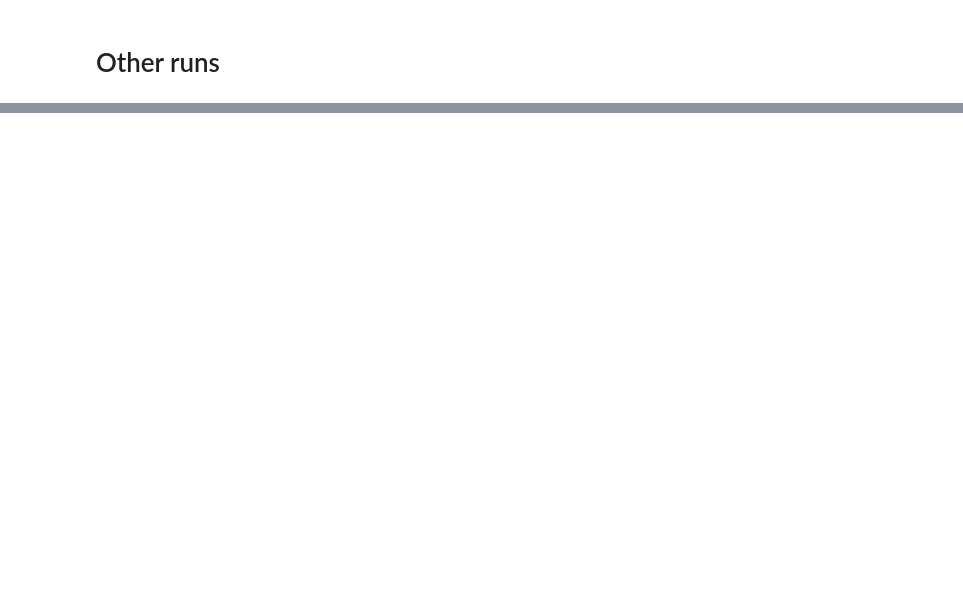
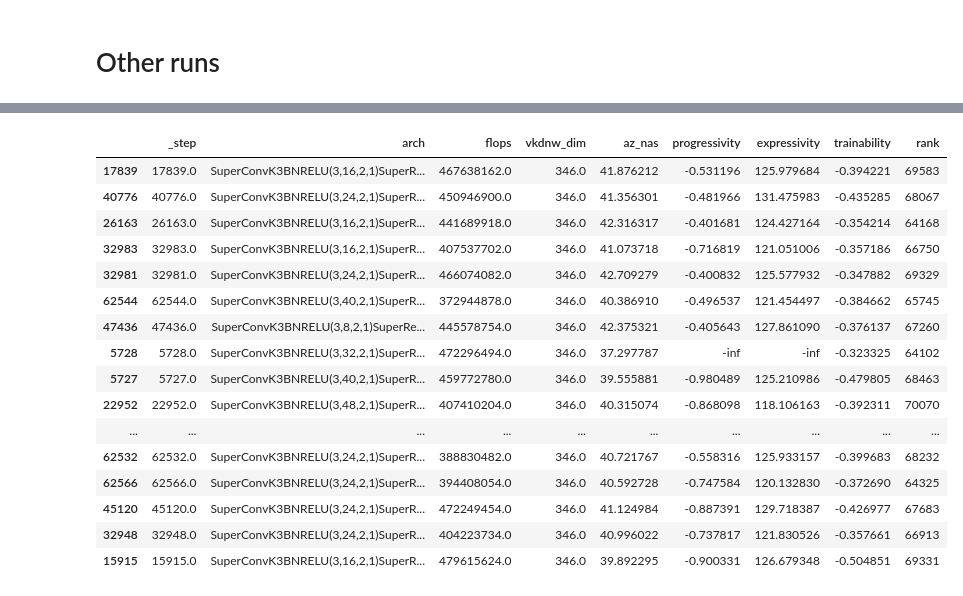
Before and after one commit to ondratybl/VKDNW, a Jupyter notebook: NB201/tss_choose_best.ipynb, the cells around one changed output, grey strips where cells are left out. Cells and saved outputs as stored; diff of their text form; code cells hidden in the pictures; blank space fills up the shorter version.

```diff
--- a/NB201/tss_choose_best.ipynb
+++ b/NB201/tss_choose_best.ipynb
@@ -109,0 +150,22 @@ run[['_step', 'arch', 'flops', 'vkdnw_dim', 'num_layers', 'model_size', 'az_nas'
+# %%
+# TOP_vkdnw_entropy_flops480M_layers14_3
+run[['_step', 'arch', 'flops', 'vkdnw_dim', 'az_nas', 'progressivity', 'expressivity', 'trainability', 'rank']].sort_values('vkdnw_dim', ascending=False).head(20)
+'SuperConvK3BNRELU(3,16,2,1)SuperResIDWE1K3(16,40,2,24,1)SuperResIDWE1K3(40,96,2,40,1)SuperResIDWE2K5(96,120,2,192,3)SuperResIDWE2K5(120,120,1,192,3)SuperResIDWE4K5(120,88,2,168,5)SuperConvK1BNRELU(88,2048,1,1)'
+# %% [output]
+|  | _step | arch | flops | vkdnw_dim | az_nas | progressivity | expressivity | trainability | rank |
+| 17839 | 17839.0 | SuperConvK3BNRELU(3,16,2,1)SuperR... | 467638162.0 | 346.0 | 41.876212 | -0.531196 | 125.979684 | -0.394221 | 69583 |
+| 40776 | 40776.0 | SuperConvK3BNRELU(3,24,2,1)SuperR... | 450946900.0 | 346.0 | 41.356301 | -0.481966 | 131.475983 | -0.435285 | 68067 |
+| 26163 | 26163.0 | SuperConvK3BNRELU(3,16,2,1)SuperR... | 441689918.0 | 346.0 | 42.316317 | -0.401681 | 124.427164 | -0.354214 | 64168 |
+| 32983 | 32983.0 | SuperConvK3BNRELU(3,16,2,1)SuperR... | 407537702.0 | 346.0 | 41.073718 | -0.716819 | 121.051006 | -0.357186 | 66750 |
+| 32981 | 32981.0 | SuperConvK3BNRELU(3,24,2,1)SuperR... | 466074082.0 | 346.0 | 42.709279 | -0.400832 | 125.577932 | -0.347882 | 69329 |
+| 62544 | 62544.0 | SuperConvK3BNRELU(3,40,2,1)SuperR... | 372944878.0 | 346.0 | 40.386910 | -0.496537 | 121.454497 | -0.384662 | 65745 |
+| 47436 | 47436.0 | SuperConvK3BNRELU(3,8,2,1)SuperRe... | 445578754.0 | 346.0 | 42.375321 | -0.405643 | 127.861090 | -0.376137 | 67260 |
+| 5728 | 5728.0 | SuperConvK3BNRELU(3,32,2,1)SuperR... | 472296494.0 | 346.0 | 37.297787 | -inf | -inf | -0.323325 | 64102 |
+| 5727 | 5727.0 | SuperConvK3BNRELU(3,40,2,1)SuperR... | 459772780.0 | 346.0 | 39.555881 | -0.980489 | 125.210986 | -0.479805 | 68463 |
+| 22952 | 22952.0 | SuperConvK3BNRELU(3,48,2,1)SuperR... | 407410204.0 | 346.0 | 40.315074 | -0.868098 | 118.106163 | -0.392311 | 70070 |
+| ... | ... | ... | ... | ... | ... | ... | ... | ... | ... |
+| 62532 | 62532.0 | SuperConvK3BNRELU(3,24,2,1)SuperR... | 388830482.0 | 346.0 | 40.721767 | -0.558316 | 125.933157 | -0.399683 | 68232 |
+| 62566 | 62566.0 | SuperConvK3BNRELU(3,24,2,1)SuperR... | 394408054.0 | 346.0 | 40.592728 | -0.747584 | 120.132830 | -0.372690 | 64325 |
+| 45120 | 45120.0 | SuperConvK3BNRELU(3,24,2,1)SuperR... | 472249454.0 | 346.0 | 41.124984 | -0.887391 | 129.718387 | -0.426977 | 67683 |
+| 32948 | 32948.0 | SuperConvK3BNRELU(3,24,2,1)SuperR... | 404223734.0 | 346.0 | 40.996022 | -0.737817 | 121.830526 | -0.357661 | 66913 |
+| 15915 | 15915.0 | SuperConvK3BNRELU(3,16,2,1)SuperR... | 479615624.0 | 346.0 | 39.892295 | -0.900331 | 126.679348 | -0.504851 | 69331 |
```
Also changed, not shown: parts of 8 cells of this notebook, 2 other files.
